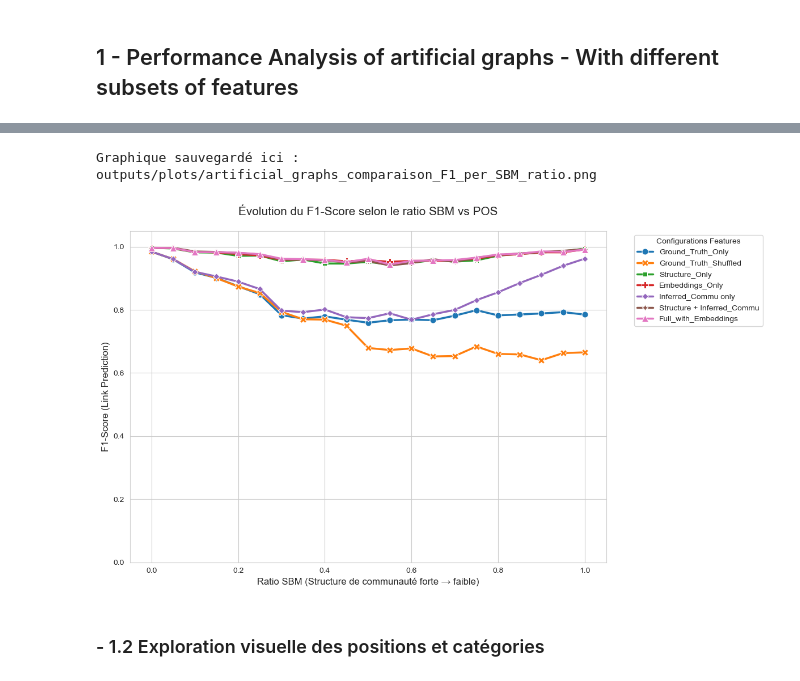
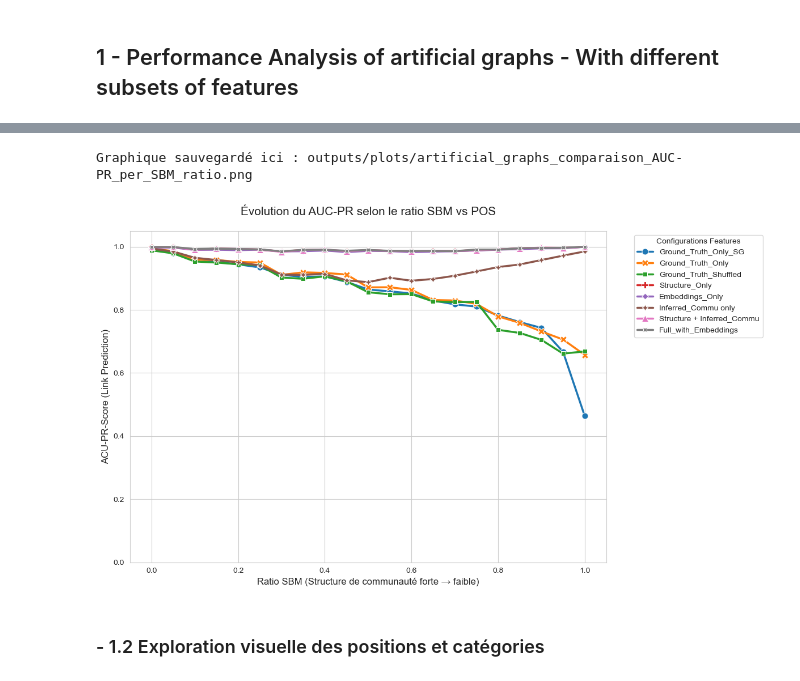
Before and after one commit to DeankoontzG/SHAP-like-Graph-Analysis, a Jupyter notebook: Performance_Analysis.ipynb, the cells around one changed output, grey strips where cells are left out. Drawn from its saved outputs; the diff is of its cells as text; code cells hidden in the pictures.

```diff
--- a/Performance_Analysis.ipynb
+++ b/Performance_Analysis.ipynb
@@ -67,10 +68,11 @@ features_structure = ['cn', 'aa', 'jc', 'pa', 'sp', 'pr_u', 'pr_v', 'lcc_u', 'lc
 features_commu_inferee = ['same_community', 'same_infomap']
 features_embeddings = ['n2v_p2_q0.5_cosine', 'n2v_p2_q0.5_dist', 'n2v_p1_q1_cosine', 'n2v_p1_q1_dist']
 features_ground_truth = ['group_u', 'group_v','same_group']
-#features_ground_truth = ['same_group']
+features_ground_truth_same_group_only = ['same_group']
 features_gt_shuffled = ['group_u_shuffled', 'group_v_shuffled', 'same_group_shuffled']
 
 experiments = {
+    "Ground_Truth_Only_SG" : features_ground_truth_same_group_only,
     "Ground_Truth_Only": features_ground_truth,
     "Ground_Truth_Shuffled": features_gt_shuffled,
     "Structure_Only": features_structure,
@@ -105,12 +107,17 @@ for i in np.arange(0, 1.05, 0.05):
         all_results.append({
             "Ratio_SBM": i,
             "Experiment": exp_name,
-            "F1-Score": stats_df["F1-Score"].iloc[0]
+            "AUC-PR": stats_df["AUC-PR"].iloc[0]
         })
 
 # Recap final
 df_compare = pd.DataFrame(all_results)
-df_compare.to_csv("comparaison_finale_structure_vs_gt.csv", index=False)
+
+output_dir = "outputs/results"
+os.makedirs(output_dir, exist_ok=True)
+output_path = os.path.join(output_dir, "comparaison_finale_structure_vs_gt.csv")
+df_compare.to_csv(output_path, index=False)
+print(f"✅ Succès ! Fichier sauvegardé dans : {output_path}")
 # %% [output]
  Dataset chargé avec succès depuis : /Users/bgdu69/Documents/Hackermann/00_StageM2/SHAP-like-Graph-Analysis/outputs/results/dataset_w_com_and_dist_artificial_graph_sbm_0_00_pos_1_00
  Taille : 7000 lignes, 26 colonnes.
@@ -268,44 +276,44 @@ def plot_f1_comparison(df_results):
     ax = sns.lineplot(
         data=df_results,
         x="Ratio_SBM",
-        y="F1-Score",
+        y="AUC-PR",
         hue="Experiment",
         style="Experiment",
         markers=True,
         dashes=False,
         linewidth=2.5,
         markersize=8
     )
 
     # Personnalisation des axes
-    plt.title("Évolution du F1-Score selon le ratio SBM vs POS", fontsize=15, pad=20)
+    plt.title("Évolution du AUC-PR selon le ratio SBM vs POS", fontsize=15, pad=20)
     plt.xlabel("Ratio SBM (Structure de communauté forte → faible)", fontsize=12)
-    plt.ylabel("F1-Score (Link Prediction)", fontsize=12)
+    plt.ylabel("ACU-PR-Score (Link Prediction)", fontsize=12)
 
     # Inversion de l'axe X si tu veux montrer la difficulté croissante
     # plt.gca().invert_xaxis()
 
     plt.legend(title="Configurations Features", bbox_to_anchor=(1.05, 1), loc='upper left')
     plt.ylim(0, 1.05) # Pour bien voir l'échelle de 0 à 1
 
     plt.tight_layout()
 
     output_dir = os.path.join("outputs", "plots")
     os.makedirs(output_dir, exist_ok=True)
-    save_path = os.path.join(output_dir, "artificial_graphs_comparaison_F1_per_SBM_ratio.png")
+    save_path = os.path.join(output_dir, "artificial_graphs_comparaison_AUC-PR_per_SBM_ratio.png")
 
     # 3. La ligne magique
     plt.savefig(save_path, dpi=300, bbox_inches='tight')
 
     print(f"Graphique sauvegardé ici : {save_path}")
 
     plt.show()
 
 # Appel de la fonction avec ton DataFrame récapitulatif
 plot_f1_comparison(df_compare)
 # %% [output]
-Graphique sauvegardé ici : outputs/plots/artificial_graphs_comparaison_F1_per_SBM_ratio.png
+Graphique sauvegardé ici : outputs/plots/artificial_graphs_comparaison_AUC-PR_per_SBM_ratio.png
-[figure, old version]
+[figure, new version]
 # %% [markdown]
 ### - 1.2 Exploration visuelle des positions et catégories
 # %%
```
Also changed, not shown: parts of 7 cells of this notebook, 1 other file.
